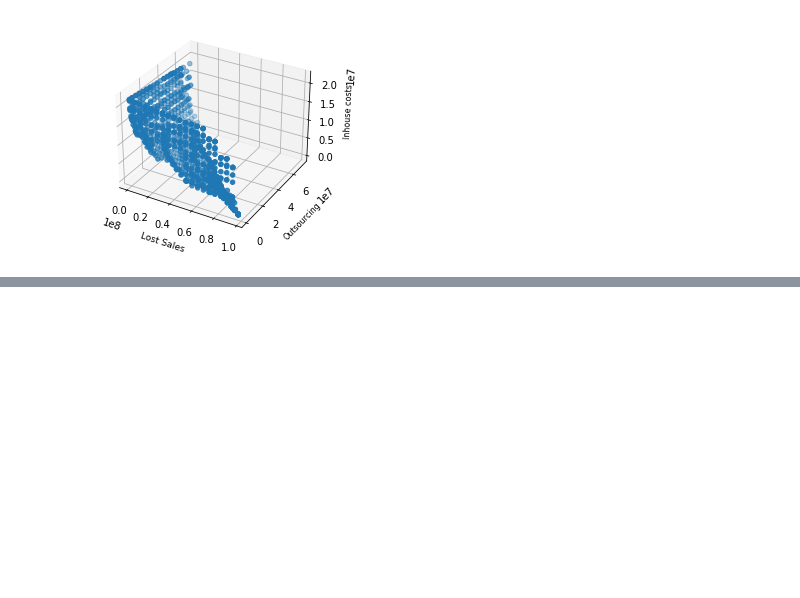
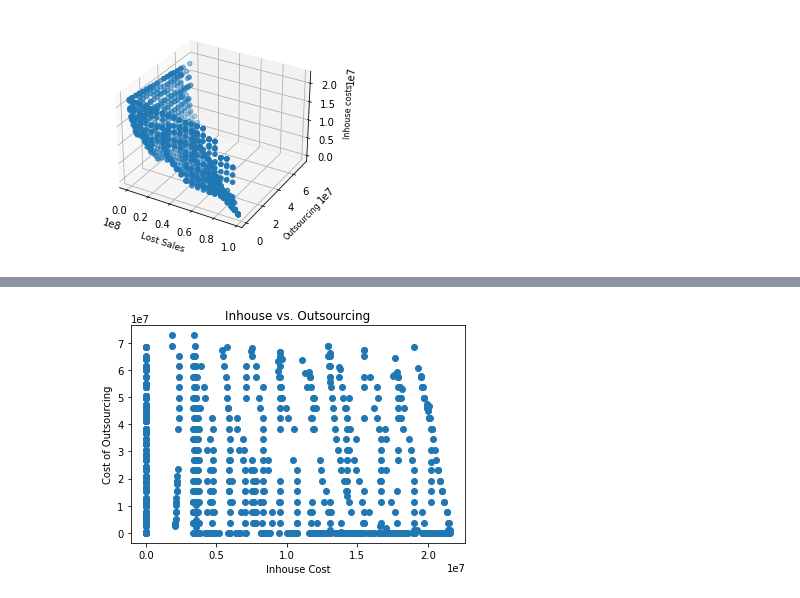
Before and after one commit to dkabe/SC_Resilience, a Jupyter notebook: Notebooks/E_constraint.ipynb, the cells around one changed output, grey strips where cells are left out. Saved outputs shown, nothing was run; the diff lists cells and outputs as text; code cells hidden in the pictures; blank space fills up the shorter version.

```diff
--- a/Notebooks/E_constraint.ipynb
+++ b/Notebooks/E_constraint.ipynb
@@ -137,0 +145,8 @@ plt.show()
+# %%
+plt.scatter(x,y)
+plt.xlabel("Inhouse Cost")
+plt.ylabel("Cost of Outsourcing")
+plt.title("Inhouse vs. Outsourcing")
+plt.show()
+# %% [output]
+[figure, added]
```
Also changed, not shown: parts of 4 cells of this notebook, 16 other files.
